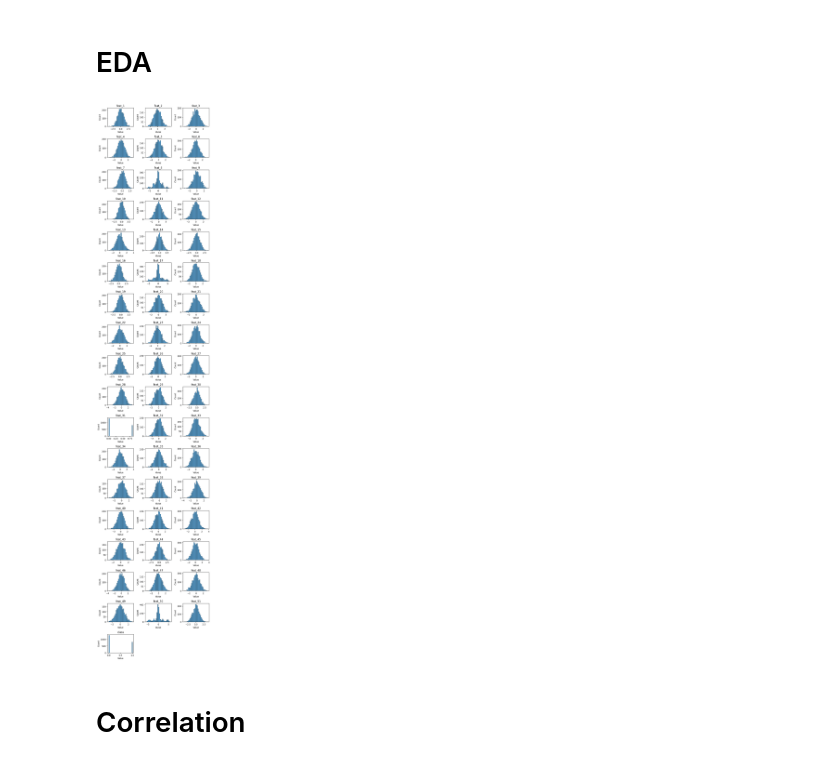
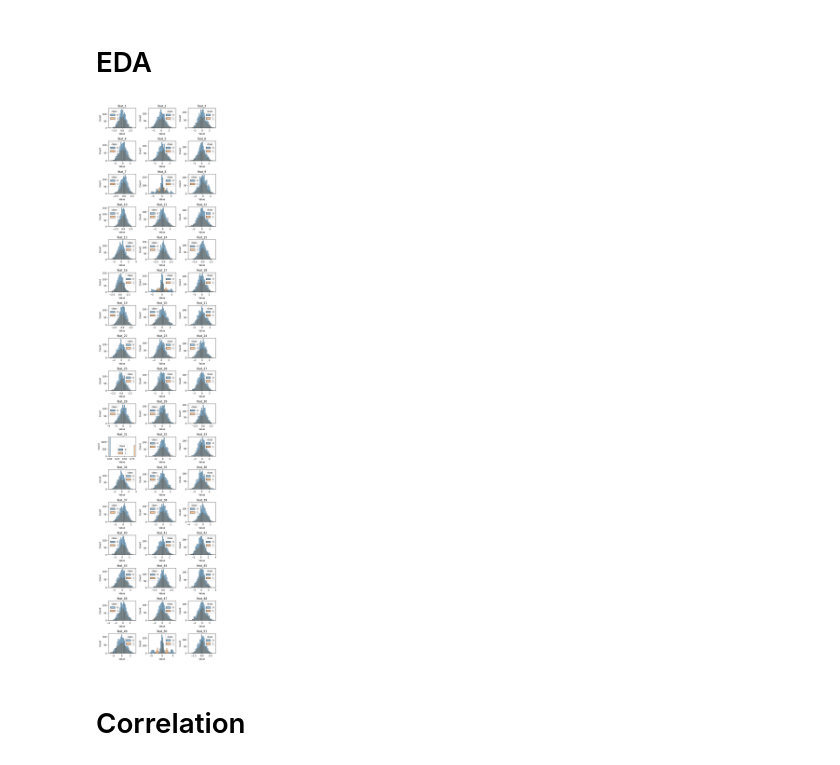
Before and after one commit to vhomello/project_ml_course, a Jupyter notebook: notebooks/01_eda.ipynb, the cells around one changed output. Drawn from its saved outputs; the diff is of its cells as text; code cells hidden in the pictures.

```diff
--- a/notebooks/01_eda.ipynb
+++ b/notebooks/01_eda.ipynb
@@ -16,34 +13,36 @@ raw_df = pd.read_csv("../data/dados.csv", index_col="Unnamed: 0")
 # %%
 import pandas as pd
 import matplotlib.pyplot as plt
 import seaborn as sns
 
 # Seleciona apenas colunas numéricas
-numeric_columns = raw_df.select_dtypes(include="number").columns.tolist()
+numeric_columns = (
+    raw_df.drop(columns="class").select_dtypes(include="number").columns.tolist()
+)
 
 # Define o número de features e o layout do grid
 n_features = len(numeric_columns)
 n_cols = 3
 n_rows = (n_features + n_cols - 1) // n_cols
 
 fig, axes = plt.subplots(n_rows, n_cols, figsize=(2.5 * n_cols, 2 * n_rows))
 axes = axes.flatten()
 
 for i, feature in enumerate(numeric_columns):
     ax = axes[i]
-    sns.histplot(raw_df[feature].dropna(), bins=30, kde=False, ax=ax)
+    sns.histplot(data=raw_df, x=feature, bins=30, kde=False, ax=ax, hue="class")
     ax.set_title(feature)
     ax.set_xlabel("Value")
     ax.set_ylabel("Count")
 
 # Remove axes that are not used
 for j in range(i + 1, len(axes)):
     fig.delaxes(axes[j])
 
 plt.tight_layout()
 plt.show()
 # %% [output]
-[figure, old version]
+[figure, new version]
 # %% [markdown]
 # Correlation
 # %% [markdown]
```
Also changed, not shown: parts of 2 cells of this notebook, 22 other files.
